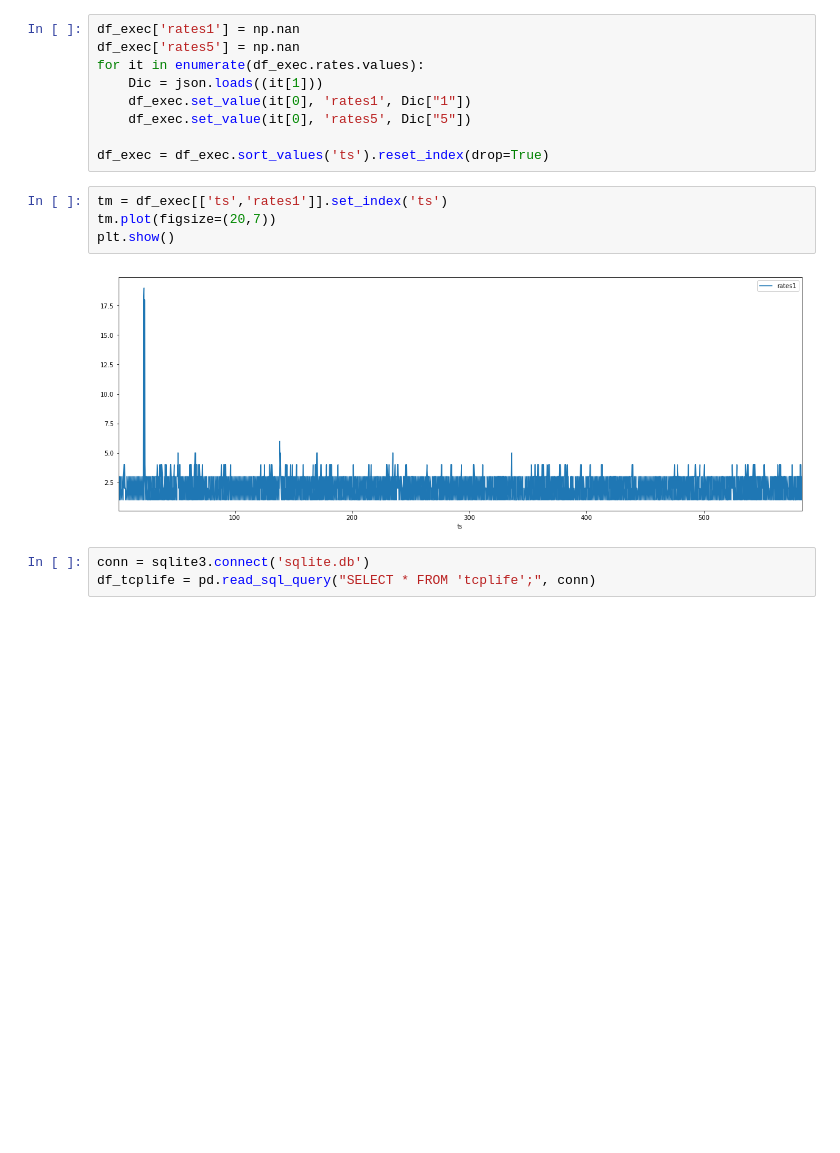
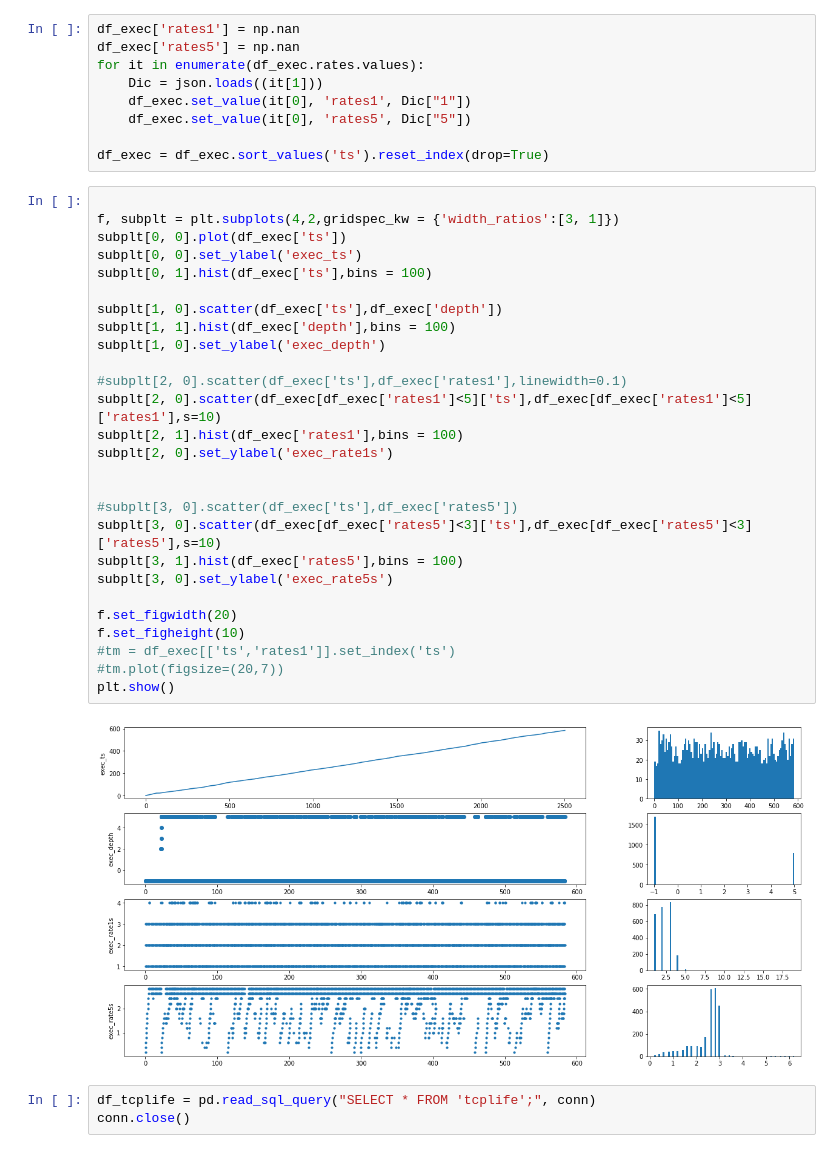
Before and after one commit to alivalehi/challenge1, a Jupyter notebook: preprocessing.ipynb, the cells around one changed output. Cells and saved outputs as stored; diff of their text form; blank space fills up the shorter version.

```diff
--- a/preprocessing.ipynb
+++ b/preprocessing.ipynb
@@ -29,12 +31,35 @@ for it in enumerate(df_exec.rates.values):
     df_exec.set_value(it[0], 'rates5', Dic["5"])
 
 df_exec = df_exec.sort_values('ts').reset_index(drop=True)
-# %%
-tm = df_exec[['ts','rates1']].set_index('ts')
-tm.plot(figsize=(20,7))
-plt.show()
-# %% [output]
-[figure, removed]
+# %%
+
+f, subplt = plt.subplots(4,2,gridspec_kw = {'width_ratios':[3, 1]})
+subplt[0, 0].plot(df_exec['ts'])
+subplt[0, 0].set_ylabel('exec_ts')
+subplt[0, 1].hist(df_exec['ts'],bins = 100)
+
+subplt[1, 0].scatter(df_exec['ts'],df_exec['depth'])
+subplt[1, 1].hist(df_exec['depth'],bins = 100)
+subplt[1, 0].set_ylabel('exec_depth')
+
+#subplt[2, 0].scatter(df_exec['ts'],df_exec['rates1'],linewidth=0.1)
+subplt[2, 0].scatter(df_exec[df_exec['rates1']<5]['ts'],df_exec[df_exec['rates1']<5]['rates1'],s=10)
+subplt[2, 1].hist(df_exec['rates1'],bins = 100)
+subplt[2, 0].set_ylabel('exec_rate1s')
+
+
+#subplt[3, 0].scatter(df_exec['ts'],df_exec['rates5'])
+subplt[3, 0].scatter(df_exec[df_exec['rates5']<3]['ts'],df_exec[df_exec['rates5']<3]['rates5'],s=10)
+subplt[3, 1].hist(df_exec['rates5'],bins = 100)
+subplt[3, 0].set_ylabel('exec_rate5s')
+
+f.set_figwidth(20)
+f.set_figheight(10)
+#tm = df_exec[['ts','rates1']].set_index('ts')
+#tm.plot(figsize=(20,7))
+plt.show()
+# %% [output]
+[figure, added]
 # %%
-conn = sqlite3.connect('sqlite.db')
 df_tcplife = pd.read_sql_query("SELECT * FROM 'tcplife';", conn)
+conn.close()
```
Also changed, not shown: parts of 7 cells of this notebook.
